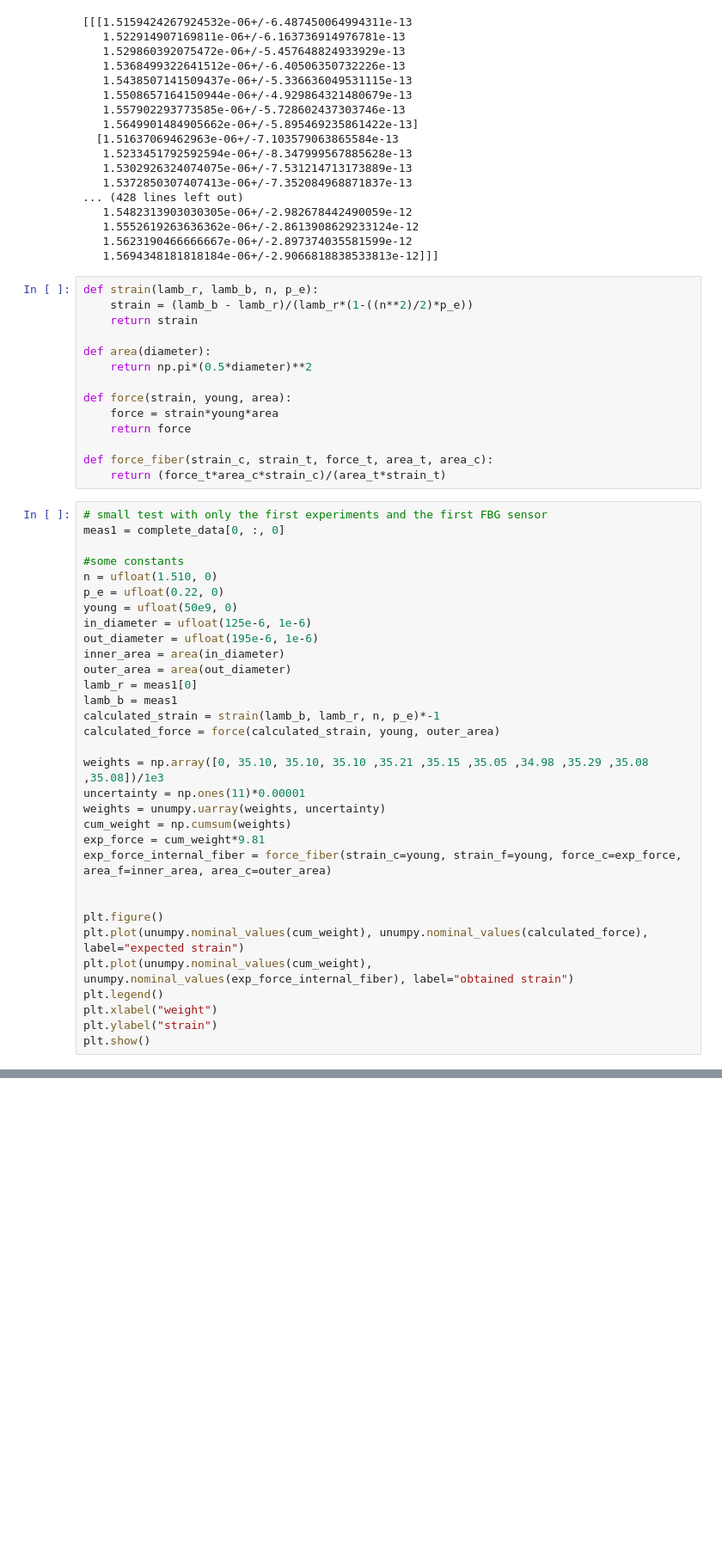
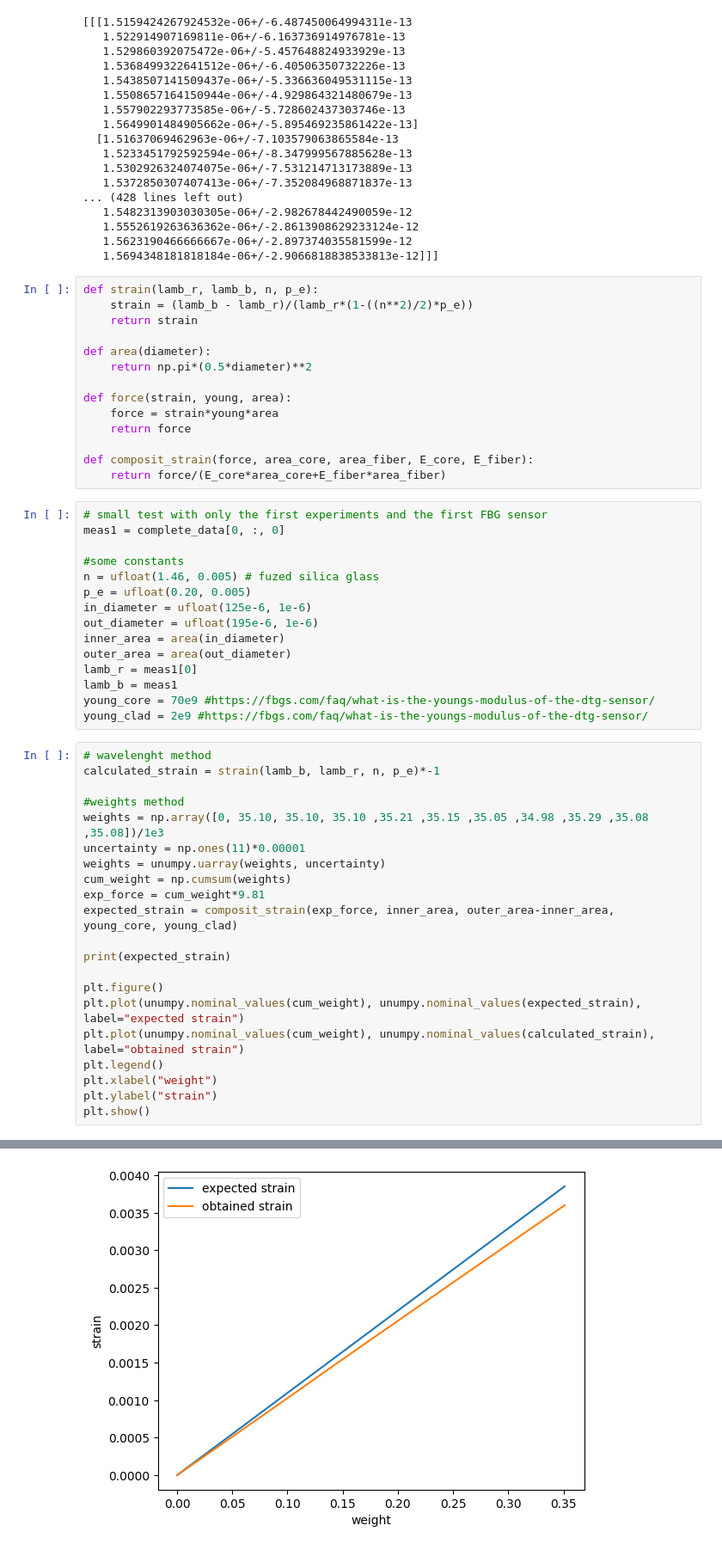
Before and after one commit to BasVDriel/bragg_gratings, a Jupyter notebook: analysis.ipynb, the cells around one changed output, grey strips where cells are left out. Shown at 86% size. Drawn from its saved outputs; the diff is of its cells as text; blank space fills up the shorter version.

Commit message:
found better young moduli for core and cladding, added relative wl plot

```diff
--- a/analysis.ipynb
+++ b/analysis.ipynb
@@ -104,36 +104,40 @@ def force(strain, young, area):
     force = strain*young*area
     return force
 
-def force_fiber(strain_c, strain_t, force_t, area_t, area_c):
-    return (force_t*area_c*strain_c)/(area_t*strain_t)
+def composit_strain(force, area_core, area_fiber, E_core, E_fiber):
+    return force/(E_core*area_core+E_fiber*area_fiber)
+# %%
+# small test with only the first experiments and the first FBG sensor
+meas1 = complete_data[0, :, 0]
+
+#some constants
+n = ufloat(1.46, 0.005) # fuzed silica glass
+p_e = ufloat(0.20, 0.005)
+in_diameter = ufloat(125e-6, 1e-6)
+out_diameter = ufloat(195e-6, 1e-6)
+inner_area = area(in_diameter)
+outer_area = area(out_diameter)
+lamb_r = meas1[0]
+lamb_b = meas1
+young_core = 70e9 #https://fbgs.com/faq/what-is-the-youngs-modulus-of-the-dtg-sensor/
+young_clad = 2e9 #https://fbgs.com/faq/what-is-the-youngs-modulus-of-the-dtg-sensor/
 # %%
-# small test with only the first experiments and the first FBG sensor
-meas1 = complete_data[0, :, 0]
+# wavelenght method
+calculated_strain = strain(lamb_b, lamb_r, n, p_e)*-1
 
-#some constants
-n = ufloat(1.510, 0)
-p_e = ufloat(0.22, 0)
-young = ufloat(50e9, 0)
-in_diameter = ufloat(125e-6, 1e-6)
-out_diameter = ufloat(195e-6, 1e-6)
-inner_area = area(in_diameter)
-outer_area = area(out_diameter)
-lamb_r = meas1[0]
-lamb_b = meas1
-calculated_strain = strain(lamb_b, lamb_r, n, p_e)*-1
-calculated_force = force(calculated_strain, young, outer_area)
-
+#weights method
 weights = np.array([0, 35.10, 35.10, 35.10 ,35.21 ,35.15 ,35.05 ,34.98 ,35.29 ,35.08 ,35.08])/1e3
 uncertainty = np.ones(11)*0.00001
 weights = unumpy.uarray(weights, uncertainty)
 cum_weight = np.cumsum(weights)
 exp_force = cum_weight*9.81
-exp_force_internal_fiber = force_fiber(strain_c=young, strain_f=young, force_c=exp_force, area_f=inner_area, area_c=outer_area)
+expected_strain = composit_strain(exp_force, inner_area, outer_area-inner_area, young_core, young_clad)
 
+print(expected_strain)
 
 plt.figure()
-plt.plot(unumpy.nominal_values(cum_weight), unumpy.nominal_values(calculated_force), label="expected strain")
-plt.plot(unumpy.nominal_values(cum_weight), unumpy.nominal_values(exp_force_internal_fiber), label="obtained strain")
+plt.plot(unumpy.nominal_values(cum_weight), unumpy.nominal_values(expected_strain), label="expected strain")
+plt.plot(unumpy.nominal_values(cum_weight), unumpy.nominal_values(calculated_strain), label="obtained strain")
 plt.legend()
 plt.xlabel("weight")
 plt.ylabel("strain")
@@ -142,0 +156 @@ TypeError: unsupported operand type(s) for *: 'Variable' and 'function'
+[figure, added]
```
Also changed, not shown: parts of 2 cells of this notebook, 1 other file.
